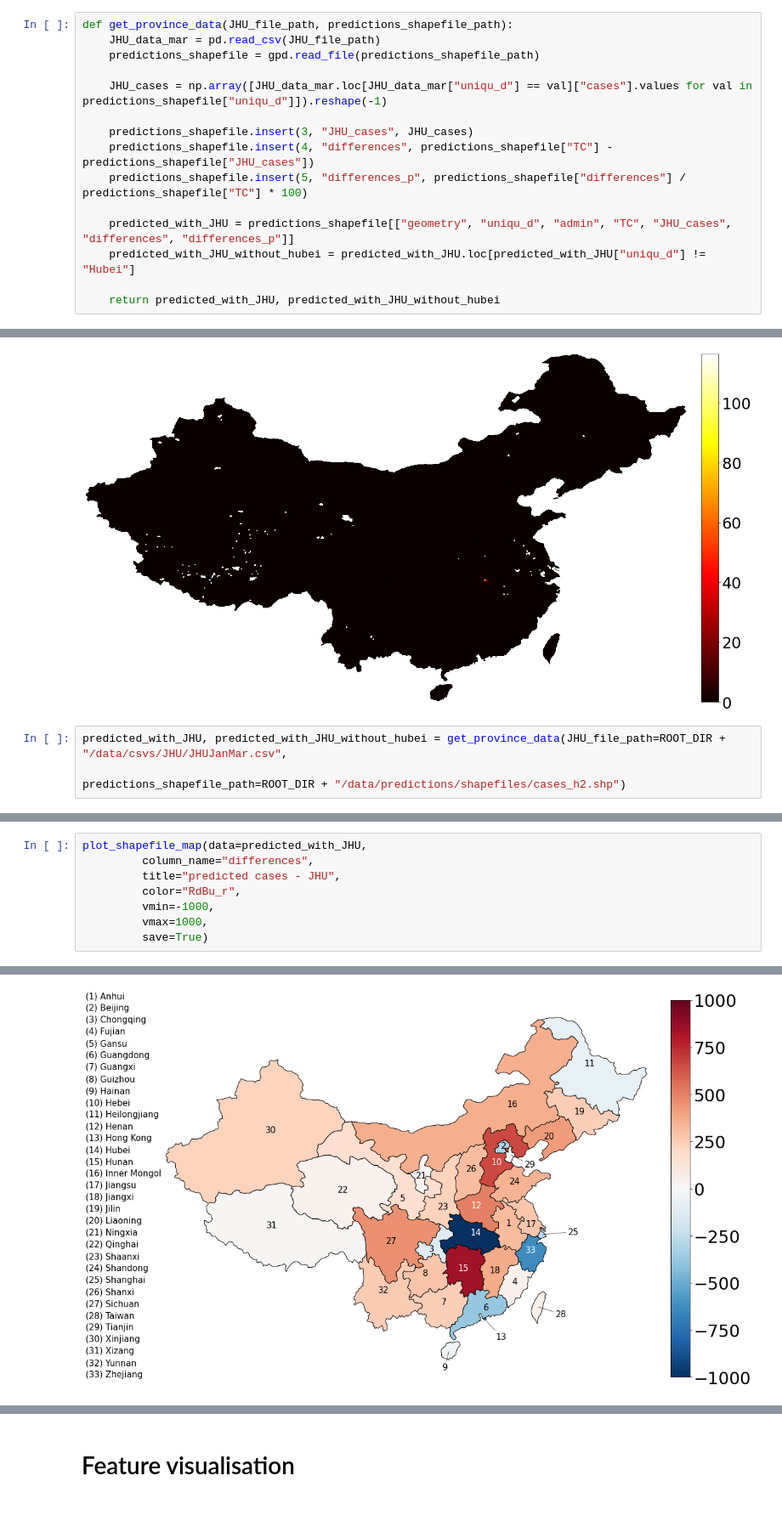
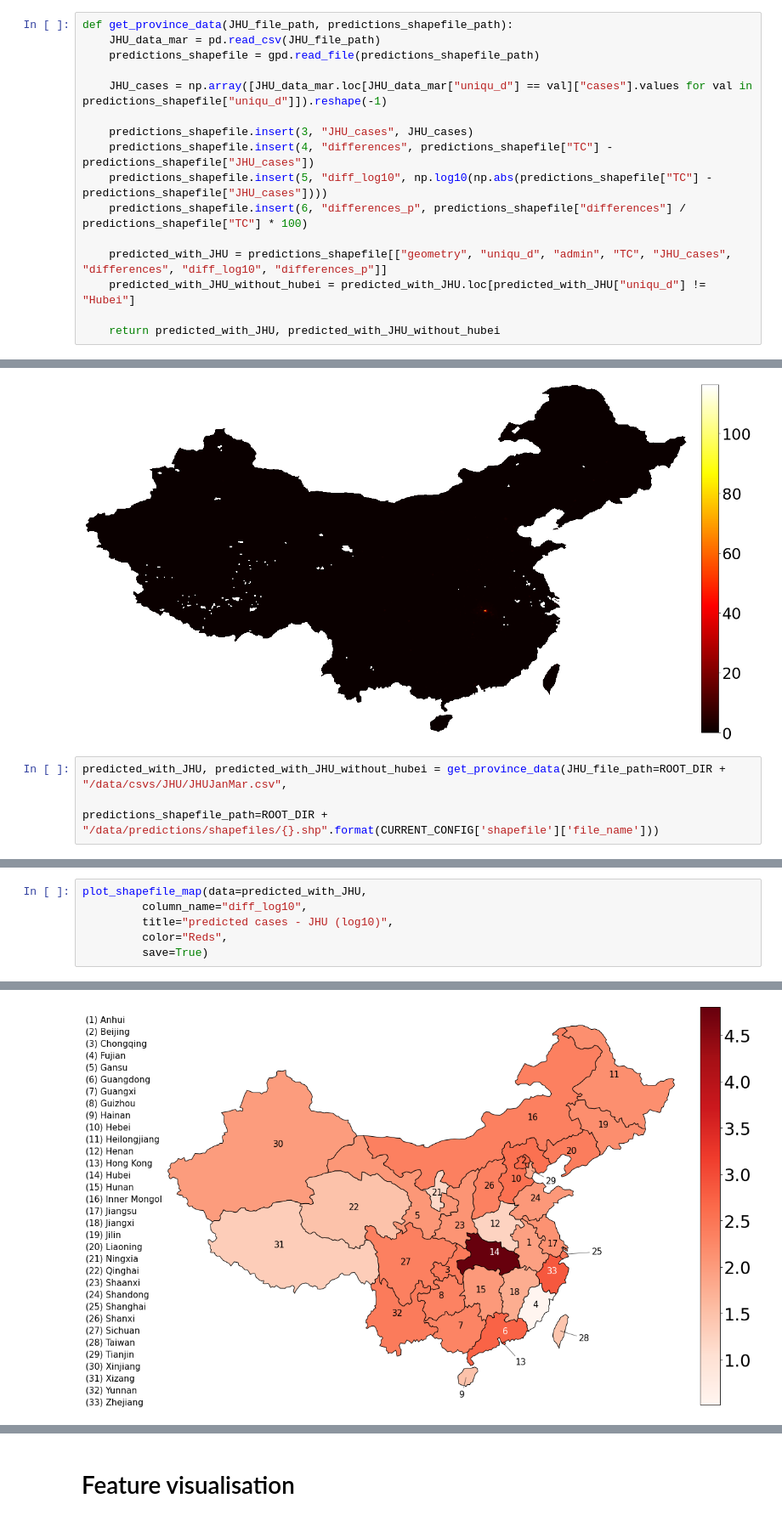
Before and after one commit to dsvanidze/replicability, a Jupyter notebook: jupyter-notebooks/fine-scale-predictions/generate-fine-scale-features.ipynb, the cells around one changed output, grey strips where cells are left out. Shown at 85% size. Cells and saved outputs as stored; diff of their text form.

Commit message:
updated differences visualization with log10 differences; updated latex table outputs

```diff
--- a/jupyter-notebooks/fine-scale-predictions/generate-fine-scale-features.ipynb
+++ b/jupyter-notebooks/fine-scale-predictions/generate-fine-scale-features.ipynb
@@ -230,9 +230,10 @@ def get_province_data(JHU_file_path, predictions_shapefile_path):
 
     predictions_shapefile.insert(3, "JHU_cases", JHU_cases)
     predictions_shapefile.insert(4, "differences", predictions_shapefile["TC"] - predictions_shapefile["JHU_cases"])
-    predictions_shapefile.insert(5, "differences_p", predictions_shapefile["differences"] / predictions_shapefile["TC"] * 100)
+    predictions_shapefile.insert(5, "diff_log10", np.log10(np.abs(predictions_shapefile["TC"] - predictions_shapefile["JHU_cases"])))
+    predictions_shapefile.insert(6, "differences_p", predictions_shapefile["differences"] / predictions_shapefile["TC"] * 100)
 
-    predicted_with_JHU = predictions_shapefile[["geometry", "uniqu_d", "admin", "TC", "JHU_cases", "differences", "differences_p"]]
+    predicted_with_JHU = predictions_shapefile[["geometry", "uniqu_d", "admin", "TC", "JHU_cases", "differences", "diff_log10", "differences_p"]]
     predicted_with_JHU_without_hubei = predicted_with_JHU.loc[predicted_with_JHU["uniqu_d"] != "Hubei"]
 
     return predicted_with_JHU, predicted_with_JHU_without_hubei
@@ -463,7 +463,7 @@ plot_rasters(raster_array=raster_data["TC"],
 [figure]
 # %%
 predicted_with_JHU, predicted_with_JHU_without_hubei = get_province_data(JHU_file_path=ROOT_DIR + "/data/csvs/JHU/JHUJanMar.csv",
-                                                                         predictions_shapefile_path=ROOT_DIR + "/data/predictions/shapefiles/cases_h2.shp")
+                                                                         predictions_shapefile_path=ROOT_DIR + "/data/predictions/shapefiles/{}.shp".format(CURRENT_CONFIG['shapefile']['file_name']))
 # %%
 plot_JHU_vs_predictions_bar(predicted_with_JHU, ymin_1=0, ymax_1=7000, ymin_2=-1500, ymax_2=1500)
 # %% [output]
@@ -495,9 +495,7 @@ plot_shapefile_map(data=predicted_with_JHU,
 # %%
 plot_shapefile_map(data=predicted_with_JHU,
-         column_name="differences",
-         title="predicted cases - JHU",
-         color="RdBu_r",
-         vmin=-1000,
-         vmax=1000,
+         column_name="diff_log10",
+         title="predicted cases - JHU (log10)",
+         color="Reds",
          save=True)
 # %% [output]
@@ -505 +503 @@ plot_shapefile_map(data=predicted_with_JHU,
-[figure, old version]
+[figure, new version]
```
Also changed, not shown: parts of 10 cells of this notebook, 5 other files.
